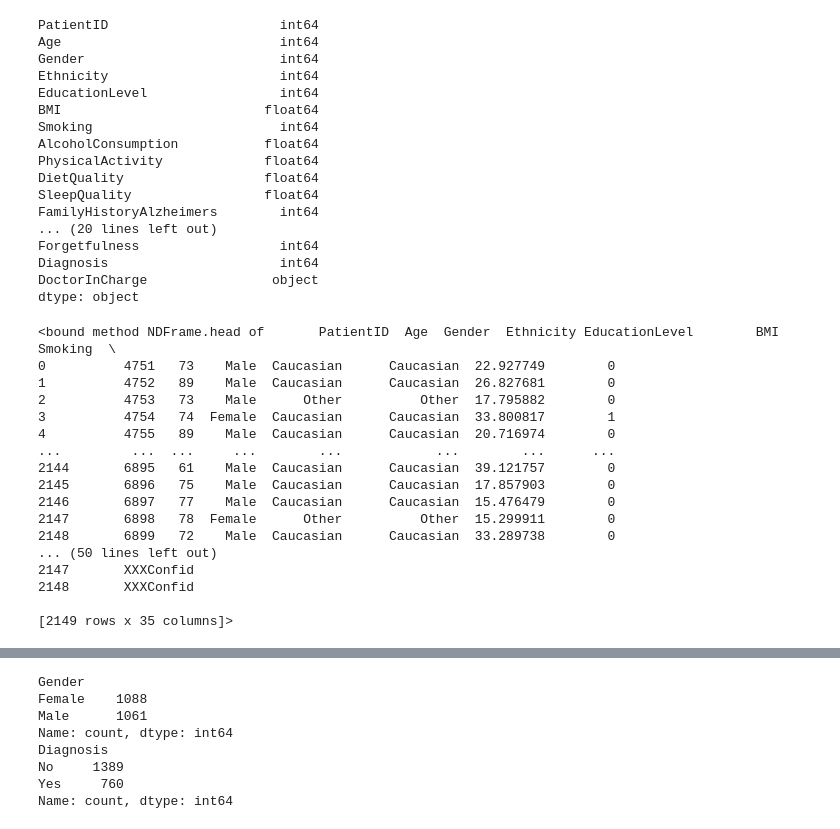
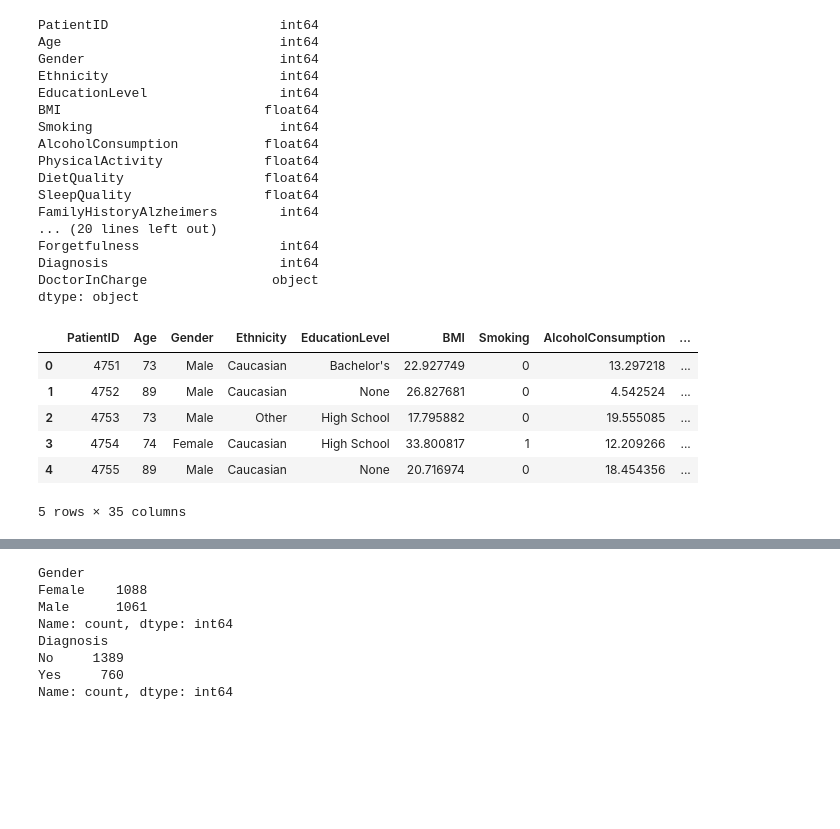
Before and after one commit to vivhoang84/DS-Alzheimer-Prediction, a Jupyter notebook: Alzheimer.ipynb, the cells around one changed output, grey strips where cells are left out. Cells and saved outputs as stored; diff of their text form; code cells hidden in the pictures; blank space fills up the shorter version.

```diff
--- a/Alzheimer.ipynb
+++ b/Alzheimer.ipynb
@@ -70,50 +70,38 @@ Diagnosis                      int64
 DoctorInCharge                object
 dtype: object
 # %%
-# Rewriting all of the data
+# Mappings
+replace_mappings = {
+    'Gender': {0: 'Male', 1: 'Female'},
+    'Ethnicity': {0: 'Caucasian', 1: 'African American', 2: 'Asian', 3: 'Other'},
+    'EducationLevel': {0: 'None', 1: 'High School', 2: "Bachelor's", 3: 'Higher'},
+    'FamilyHistoryAlzheimers': {0: 'No', 1: 'Yes'},
+    'CardiovascularDisease': {0: 'No', 1: 'Yes'},
+    'Diabetes': {0: 'No', 1: 'Yes'},
+    'Depression': {0: 'No', 1: 'Yes'},
+    'HeadInjury': {0: 'No', 1: 'Yes'},
+    'Hypertension': {0: 'No', 1: 'Yes'},
+    'Confusion': {0: 'No', 1: 'Yes'},
+    'Disorientation': {0: 'No', 1: 'Yes'},
+    'PersonalityChanges': {0: 'No', 1: 'Yes'},
+    'DifficultyCompletingTasks': {0: 'No', 1: 'Yes'},
+    'Forgetfulness': {0: 'No', 1: 'Yes'},
+    'Diagnosis': {0: 'No', 1: 'Yes'}
+}
 
-# Demographics
-alz['Gender'] = alz['Gender'].replace({0: 'Male', 1: 'Female'})
-alz['Ethnicity'] = alz['Ethnicity'].replace({0: 'Caucasian', 1: 'African American', 2: 'Asian', 3: 'Other'})
-alz['EducationLevel'] = alz['Ethnicity'].replace({0: 'None', 1: 'High School', 2: "Bachelor's", 3: 'Higher'})
+# Apply the replacements
+for column, mapping in replace_mappings.items():
+    alz[column] = alz[column].replace(mapping)
 
-# Medical History
-alz['FamilyHistoryAlzheimers'] = alz['FamilyHistoryAlzheimers'].replace({0: 'No', 1: 'Yes'})
-alz['CardiovascularDisease'] = alz['CardiovascularDisease'].replace({0: 'No', 1: 'Yes'})
-alz['Diabetes'] = alz['Diabetes'].replace({0: 'No', 1: 'Yes'})
-alz['Depression'] = alz['Depression'].replace({0: 'No', 1: 'Yes'})
-alz['HeadInjury'] = alz['HeadInjury'].replace({0: 'No', 1: 'Yes'})
-alz['Hypertension'] = alz['Hypertension'].replace({0: 'No', 1: 'Yes'})
-
-# Symptoms
-alz['Confusion'] = alz['Confusion'].replace({0: 'No', 1: 'Yes'})
-alz['Disorientation'] = alz['Disorientation'].replace({0: 'No', 1: 'Yes'})
-alz['PersonalityChanges'] = alz['PersonalityChanges'].replace({0: 'No', 1: 'Yes'})
-alz['DifficultyCompletingTasks'] = alz['DifficultyCompletingTasks'].replace({0: 'No', 1: 'Yes'})
-alz['Forgetfulness'] = alz['Forgetfulness'].replace({0: 'No', 1: 'Yes'})
-
-# Diagnosis
-alz['Diagnosis'] = alz['Diagnosis'].replace({0: 'No', 1: 'Yes'})
-
-alz.head
+alz.head()
 # %% [output]
+|  | PatientID | Age | Gender | Ethnicity | EducationLevel | BMI | Smoking | AlcoholConsumption | ... |
+| 0 | 4751 | 73 | Male | Caucasian | Bachelor's | 22.927749 | 0 | 13.297218 | ... |
+| 1 | 4752 | 89 | Male | Caucasian | None | 26.827681 | 0 | 4.542524 | ... |
+| 2 | 4753 | 73 | Male | Other | High School | 17.795882 | 0 | 19.555085 | ... |
+| 3 | 4754 | 74 | Female | Caucasian | High School | 33.800817 | 1 | 12.209266 | ... |
+| 4 | 4755 | 89 | Male | Caucasian | None | 20.716974 | 0 | 18.454356 | ... |
-<bound method NDFrame.head of       PatientID  Age  Gender  Ethnicity EducationLevel        BMI  Smoking  \
-0          4751   73    Male  Caucasian      Caucasian  22.927749        0
-1          4752   89    Male  Caucasian      Caucasian  26.827681        0
-2          4753   73    Male      Other          Other  17.795882        0
-3          4754   74  Female  Caucasian      Caucasian  33.800817        1
-4          4755   89    Male  Caucasian      Caucasian  20.716974        0
-...         ...  ...     ...        ...            ...        ...      ...
-2144       6895   61    Male  Caucasian      Caucasian  39.121757        0
-2145       6896   75    Male  Caucasian      Caucasian  17.857903        0
-2146       6897   77    Male  Caucasian      Caucasian  15.476479        0
-2147       6898   78  Female      Other          Other  15.299911        0
-2148       6899   72    Male  Caucasian      Caucasian  33.289738        0
-... (50 lines left out)
-2147       XXXConfid
-2148       XXXConfid
-
-[2149 rows x 35 columns]>
+5 rows × 35 columns
 # %%
 # Transposing Dataset
 alz_t = alz.T
```
Also changed, not shown: parts of 2 cells of this notebook, 2 other files.
